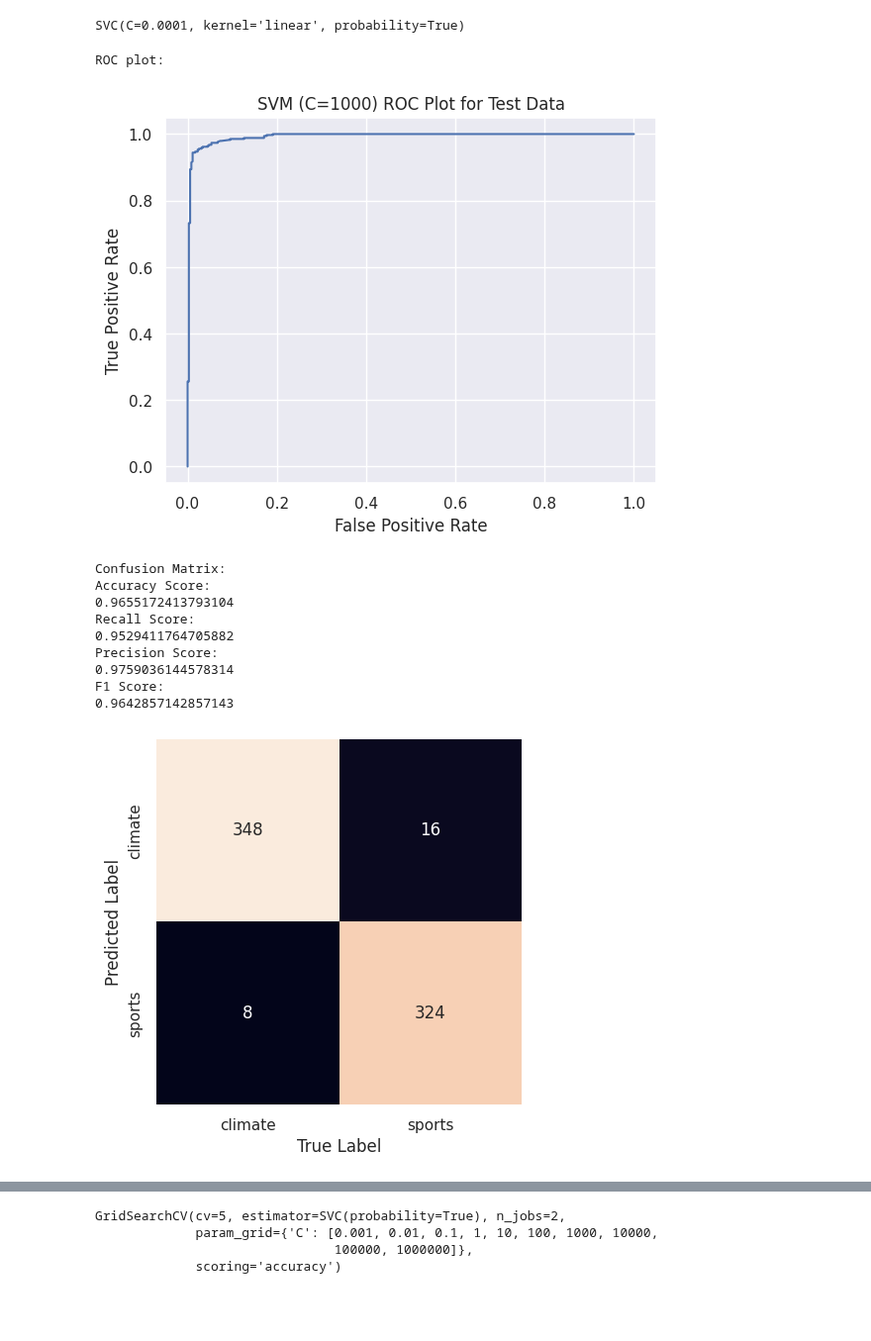
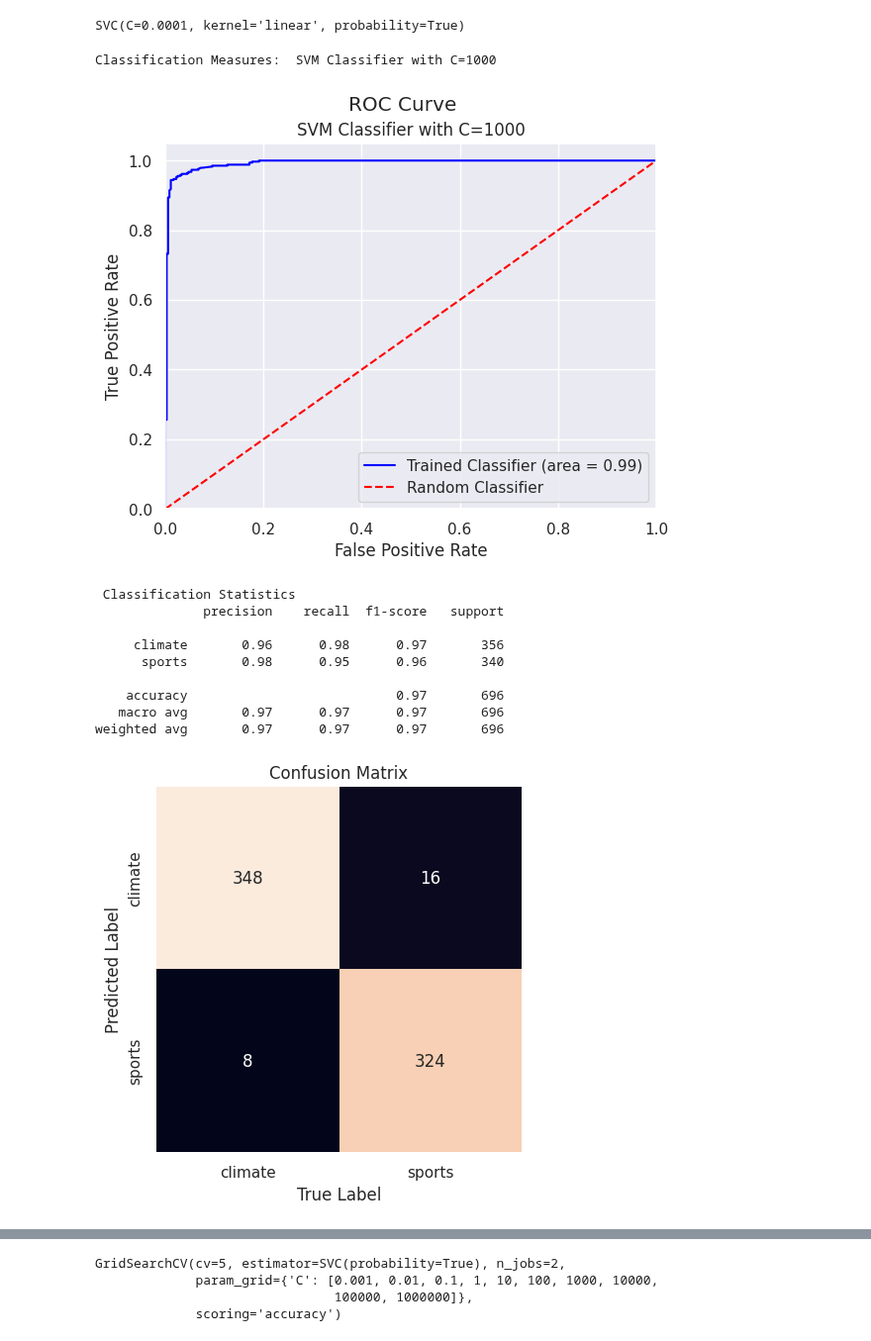
Before and after one commit to papaymaguire/ece219-project1, a Jupyter notebook: project1/notebooks/question05.ipynb, the cells around one changed output, grey strips where cells are left out. Shown at 99% size. Drawn from its saved outputs; the diff is of its cells as text; code cells hidden in the pictures; blank space fills up the shorter version.

Commit message:
Re-ran data visualization  charts to reflect changes to MetricsAnalyzer function

```diff
--- a/project1/notebooks/question05.ipynb
+++ b/project1/notebooks/question05.ipynb
@@ -56,20 +56,20 @@ SVC(C=0.0001, kernel='linear', probability=True)
 from project1.utils.MetricsAnalyzer import MetricsAnalyzer
 # %%
 g1000_test_metrics = MetricsAnalyzer(svm_hard_1000, dim_reduced_test_features, test_root_labels, pos_label="sports")
-g1000_test_metrics.print_all(plot_title="SVM (C=1000) ROC Plot for Test Data")
+g1000_test_metrics.print_all(plot_title="SVM Classifier with C=1000")
 # %% [output]
-ROC plot:
+Classification Measures:  SVM Classifier with C=1000
-[figure, old version]
+[figure, new version]
-Confusion Matrix:
-Accuracy Score:
-0.9655172413793104
-Recall Score:
-0.9529411764705882
-Precision Score:
-0.9759036144578314
-F1 Score:
-0.9642857142857143
+ Classification Statistics
+              precision    recall  f1-score   support
+
+     climate       0.96      0.98      0.97       356
+      sports       0.98      0.95      0.96       340
+
+    accuracy                           0.97       696
+   macro avg       0.97      0.97      0.97       696
+weighted avg       0.97      0.97      0.97       696
-[figure, old version]
+[figure, new version]
 # %%
 #Make note the following metrics are redone on the training data just out of curiosity, these metrics should not be used to actually qualify the model
 g1000_train_metrics = MetricsAnalyzer(svm_hard_1000, dim_reduced_train_features, train_root_labels, pos_label="sports")
```
Also changed, not shown: parts of 6 cells of this notebook.
